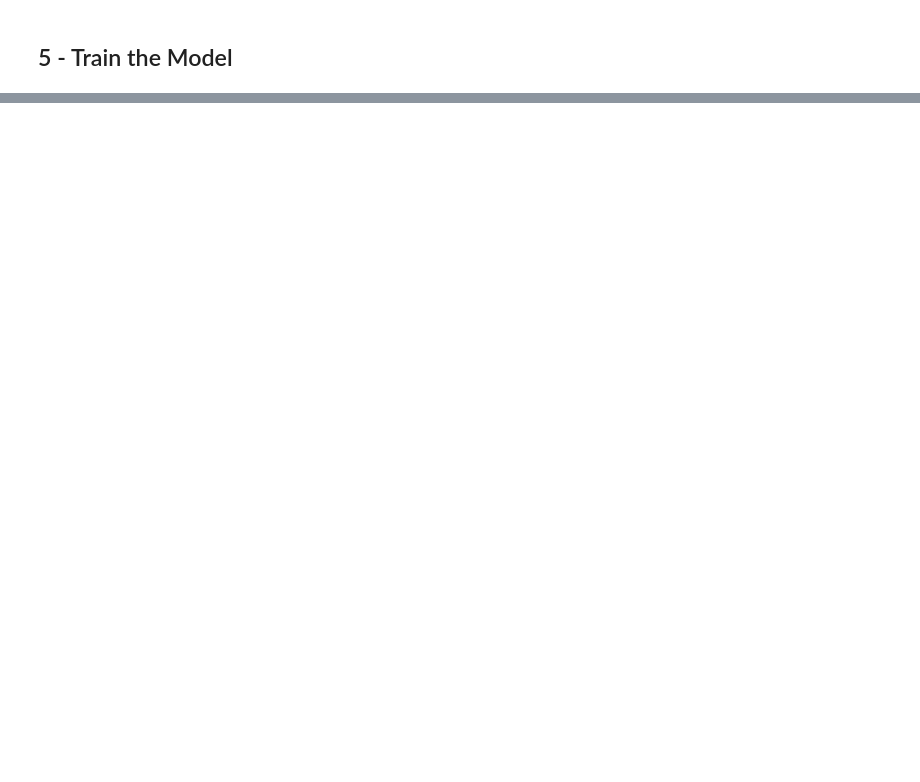
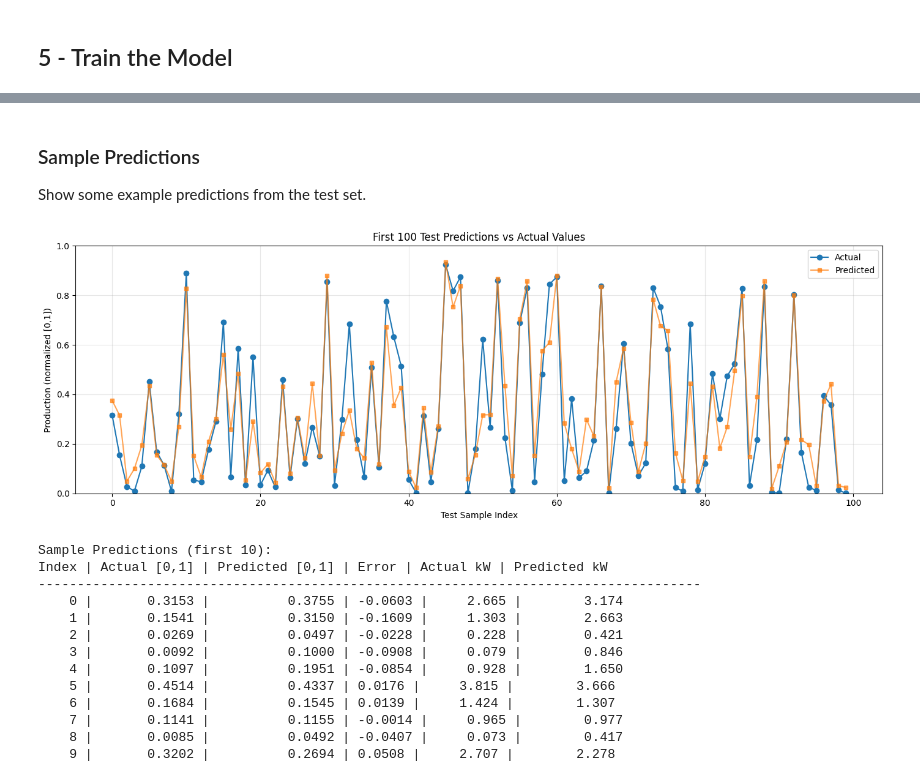
Before and after one commit to MatisGo/AI_SolarPVForecasting, a Jupyter notebook: PV_Production_Classification.ipynb, the cells around one changed output, grey strips where cells are left out. Drawn from its saved outputs; the diff is of its cells as text; code cells hidden in the pictures; blank space fills up the shorter version.

```diff
--- a/PV_Production_Classification.ipynb
+++ b/PV_Production_Classification.ipynb
@@ -280,0 +254,45 @@ print(cm)
+# %% [markdown]
+### Sample Predictions
+
+Show some example predictions from the test set.
+# %%
+# Show first 50 predictions
+n_samples = 100
+x_pos = np.arange(n_samples)
+
+fig, ax = plt.subplots(figsize=(14, 5))
+ax.plot(x_pos, y_test[:n_samples], 'o-', label='Actual', markersize=6, linewidth=1.5)
+ax.plot(x_pos, y_pred_test[:n_samples], 's-', label='Predicted', markersize=5, linewidth=1.5, alpha=0.7)
+ax.set_xlabel('Test Sample Index')
+ax.set_ylabel('Production (normalized [0,1])')
+ax.set_title(f'First {n_samples} Test Predictions vs Actual Values')
+ax.set_ylim([0, 1])
+ax.legend()
+ax.grid(True, alpha=0.3)
+plt.tight_layout()
+plt.show()
+
+# Print some examples
+print("\nSample Predictions (first 10):")
+print("Index | Actual [0,1] | Predicted [0,1] | Error | Actual kW | Predicted kW")
+print("-" * 85)
+for i in range(10):
+    error = y_test[i] - y_pred_test[i]
+    actual_kw = y_test[i] * (y_max - y_min) + y_min
+    pred_kw = y_pred_test[i] * (y_max - y_min) + y_min
+    print(f"{i:5d} | {y_test[i]:12.4f} | {y_pred_test[i]:15.4f} | {error:5.4f} | {actual_kw:9.3f} | {pred_kw:12.3f}")
+# %% [output]
+[figure, added]
+Sample Predictions (first 10):
+Index | Actual [0,1] | Predicted [0,1] | Error | Actual kW | Predicted kW
+-------------------------------------------------------------------------------------
+    0 |       0.3153 |          0.3755 | -0.0603 |     2.665 |        3.174
+    1 |       0.1541 |          0.3150 | -0.1609 |     1.303 |        2.663
+    2 |       0.0269 |          0.0497 | -0.0228 |     0.228 |        0.421
+    3 |       0.0092 |          0.1000 | -0.0908 |     0.079 |        0.846
+    4 |       0.1097 |          0.1951 | -0.0854 |     0.928 |        1.650
+    5 |       0.4514 |          0.4337 | 0.0176 |     3.815 |        3.666
+    6 |       0.1684 |          0.1545 | 0.0139 |     1.424 |        1.307
+    7 |       0.1141 |          0.1155 | -0.0014 |     0.965 |        0.977
+    8 |       0.0085 |          0.0492 | -0.0407 |     0.073 |        0.417
+    9 |       0.3202 |          0.2694 | 0.0508 |     2.707 |        2.278
```
Also changed, not shown: parts of 34 cells of this notebook.
